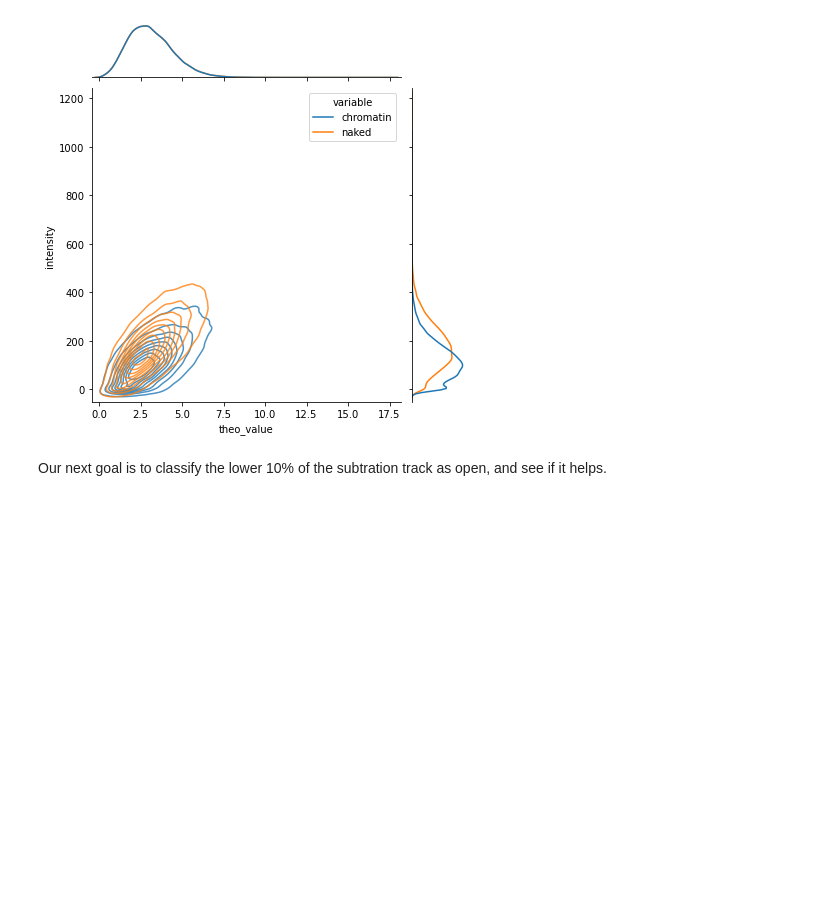
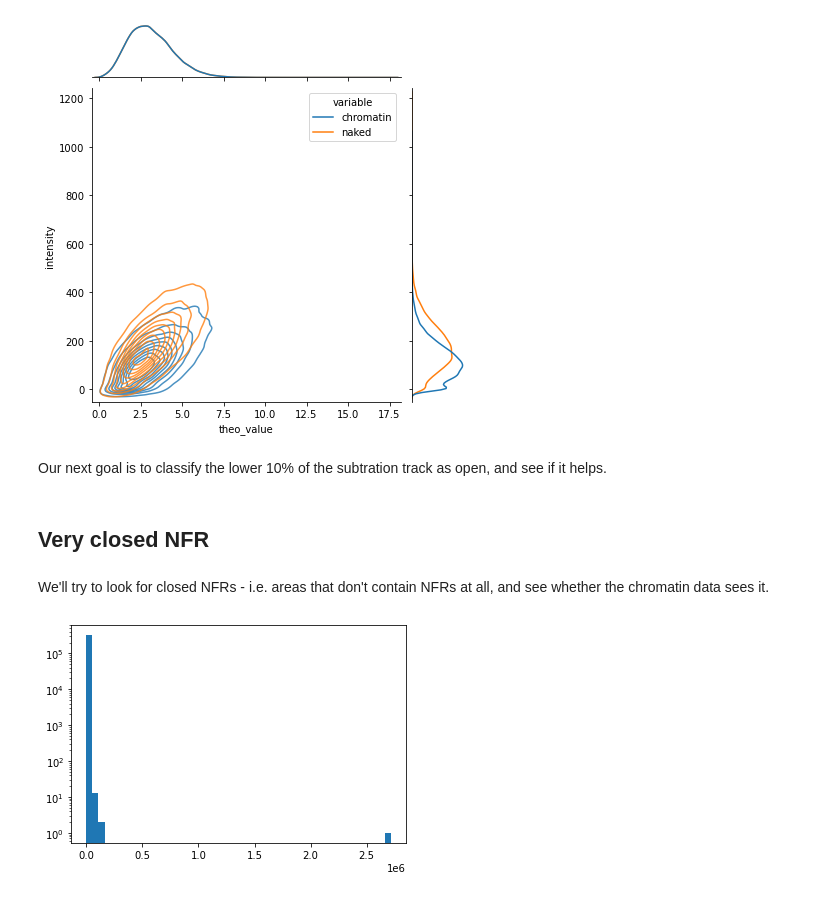
Before and after one commit to ebensteinLab/EcoDAM, a Jupyter notebook: notebooks/normalize_chrom_to_atac.ipynb, the cells around one changed output. Drawn from its saved outputs; the diff is of its cells as text; code cells hidden in the pictures; blank space fills up the shorter version.

```diff
--- a/notebooks/normalize_chrom_to_atac.ipynb
+++ b/notebooks/normalize_chrom_to_atac.ipynb
@@ -536,3 +536,16 @@ sns.jointplot(
 [figure]
 # %% [markdown]
 Our next goal is to classify the lower 10% of the subtration track as open, and see if it helps.
+# %% [markdown]
+## Very closed NFR
+# %% [markdown]
+We'll try to look for closed NFRs - i.e. areas that don't contain NFRs at all, and see whether the chromatin data sees it.
+# %%
+ends = nfr_atac.index.right[:-1]
+starts = nfr_atac.index.left[1:]
+diffs = starts - ends
+fig, ax = plt.subplots()
+ax.hist(diffs, bins=50)
+ax.set_yscale('log')
+# %% [output]
+[figure, added]
```
Also changed, not shown: parts of 6 cells of this notebook, 14 other files.
